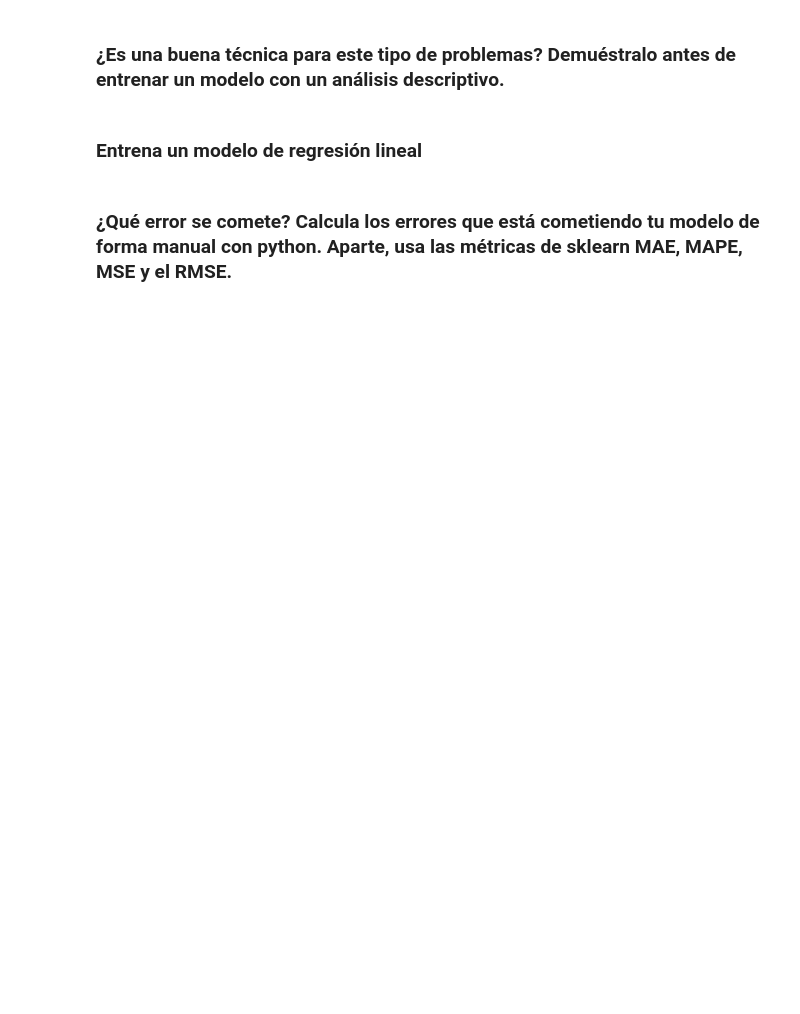
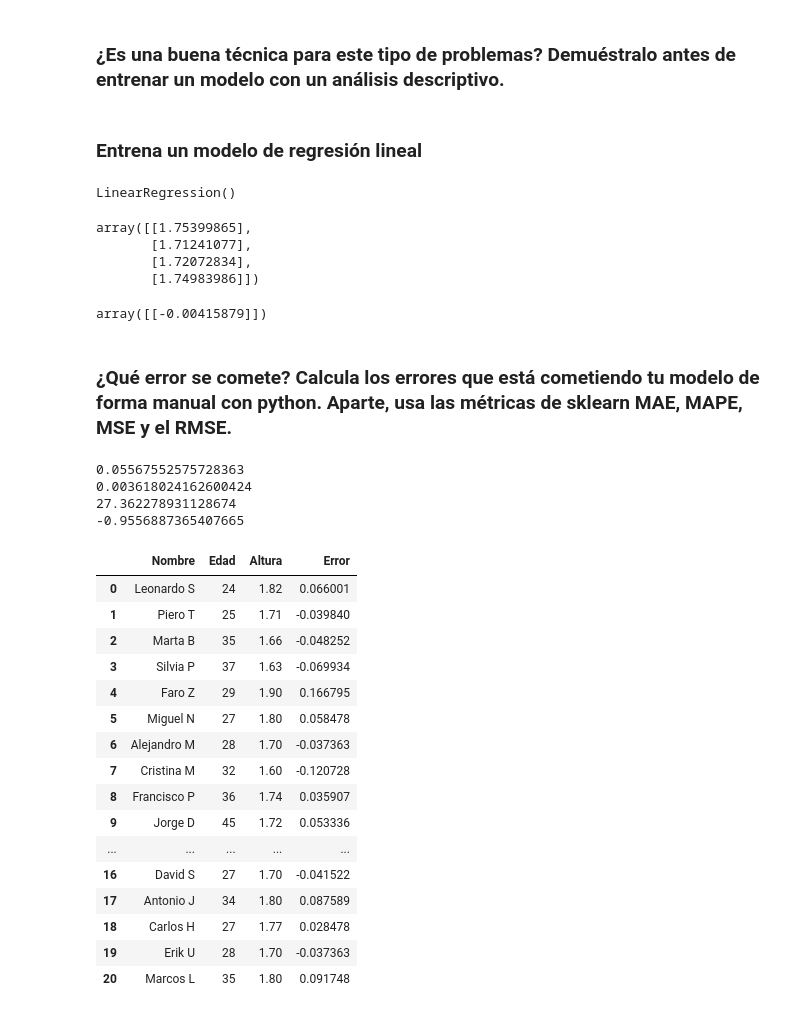
Before and after one commit to Avalverdep/2026-10-BILBAO-FT-Data-Science, a Jupyter notebook: 3-Machine_Learning/1-Supervisado/1-Regression/1-Linear_Regression/ejercicios/1 Height.ipynb, the cells around one changed output. Cells and saved outputs as stored; diff of their text form; code cells hidden in the pictures; blank space fills up the shorter version.

```diff
--- a/3-Machine_Learning/1-Supervisado/1-Regression/1-Linear_Regression/ejercicios/1 Height.ipynb
+++ b/3-Machine_Learning/1-Supervisado/1-Regression/1-Linear_Regression/ejercicios/1 Height.ipynb
@@ -35,5 +58,61 @@ lista_alumnos = [("Leonardo S", 24, 1.82),
 # %%
 from sklearn.linear_model import LinearRegression
 from sklearn.model_selection import train_test_split
+# %%
+X = df[['Edad']]
+Y = df[['Altura']]
+X_train, X_test, Y_train, Y_test = train_test_split(X, Y, test_size=4, random_state=42)
+modelo = LinearRegression()
+modelo.fit(X_train, Y_train)
+# %% [output]
+LinearRegression()
+# %%
+modelo.predict(X_test)
+# %% [output]
+array([[1.75399865],
+       [1.71241077],
+       [1.72072834],
+       [1.74983986]])
+# %%
+modelo.intercept_  #esto quiere decir, lo que la variable target cuando la otra es 0, es decir, a 0 años, la altura es de 1.85
+modelo.coef_  #coeficiente, es decir a cada año +, la edad resta 0.041
+# %% [output]
+array([[-0.00415879]])
 # %% [markdown]
 ### ¿Qué error se comete? Calcula los errores que está cometiendo tu modelo de forma manual con python. Aparte, usa las métricas de sklearn MAE, MAPE, MSE y el RMSE.
+# %%
+from sklearn import metrics
+from sklearn.metrics import r2_score
+df_2 = df
+df_2['Error'] = df_2['Altura'] - modelo.predict(df_2[['Edad']]).ravel()
+
+
+ml_2 = modelo.fit(X_train, Y_train)
+print(metrics.mean_absolute_error(Y_test, modelo.predict(X_test))) #De media falla 5.6 cm
+print(metrics.mean_squared_error(Y_test,  modelo.predict(X_test)))  #la media de los errores al cuadrado
+print(metrics.root_mean_squared_error(X_test, modelo.predict(X_test)))  #de media falla 6 cm, pero castiga los errores mas grandes
+print(r2_score(Y_test, modelo.predict(X_test)))
+
+df_2
+# %% [output]
+0.05567552575728363
+0.003618024162600424
+27.362278931128674
+-0.9556887365407665
+|  | Nombre | Edad | Altura | Error |
+| 0 | Leonardo S | 24 | 1.82 | 0.066001 |
+| 1 | Piero T | 25 | 1.71 | -0.039840 |
+| 2 | Marta B | 35 | 1.66 | -0.048252 |
+| 3 | Silvia P | 37 | 1.63 | -0.069934 |
+| 4 | Faro Z | 29 | 1.90 | 0.166795 |
+| 5 | Miguel N | 27 | 1.80 | 0.058478 |
+| 6 | Alejandro M | 28 | 1.70 | -0.037363 |
+| 7 | Cristina M | 32 | 1.60 | -0.120728 |
+| 8 | Francisco P | 36 | 1.74 | 0.035907 |
+| 9 | Jorge D | 45 | 1.72 | 0.053336 |
+| ... | ... | ... | ... | ... |
+| 16 | David S | 27 | 1.70 | -0.041522 |
+| 17 | Antonio J | 34 | 1.80 | 0.087589 |
+| 18 | Carlos H | 27 | 1.77 | 0.028478 |
+| 19 | Erik U | 28 | 1.70 | -0.037363 |
+| 20 | Marcos L | 35 | 1.80 | 0.091748 |
```
Also changed, not shown: parts of 1 cell of this notebook, 2 other files.
